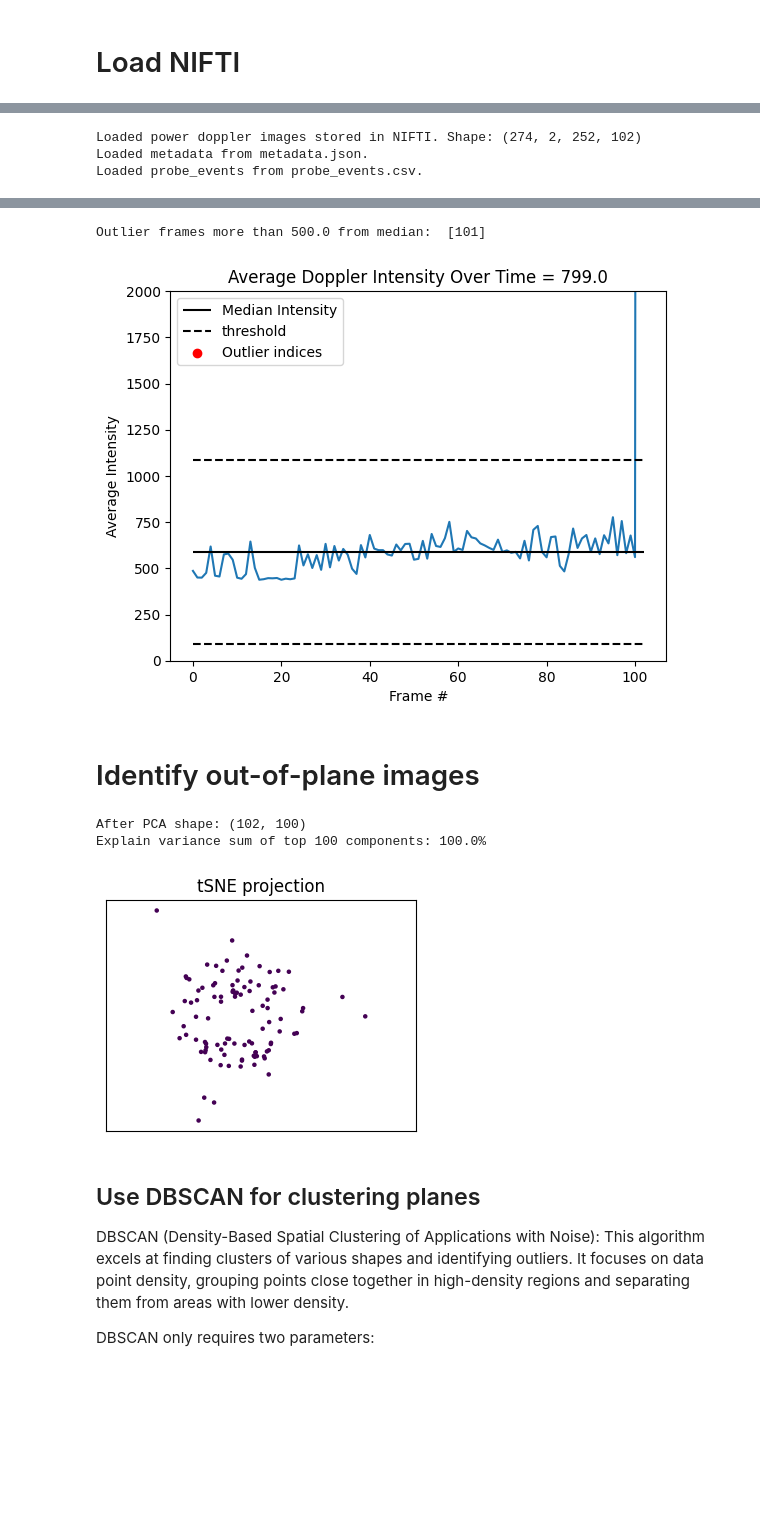
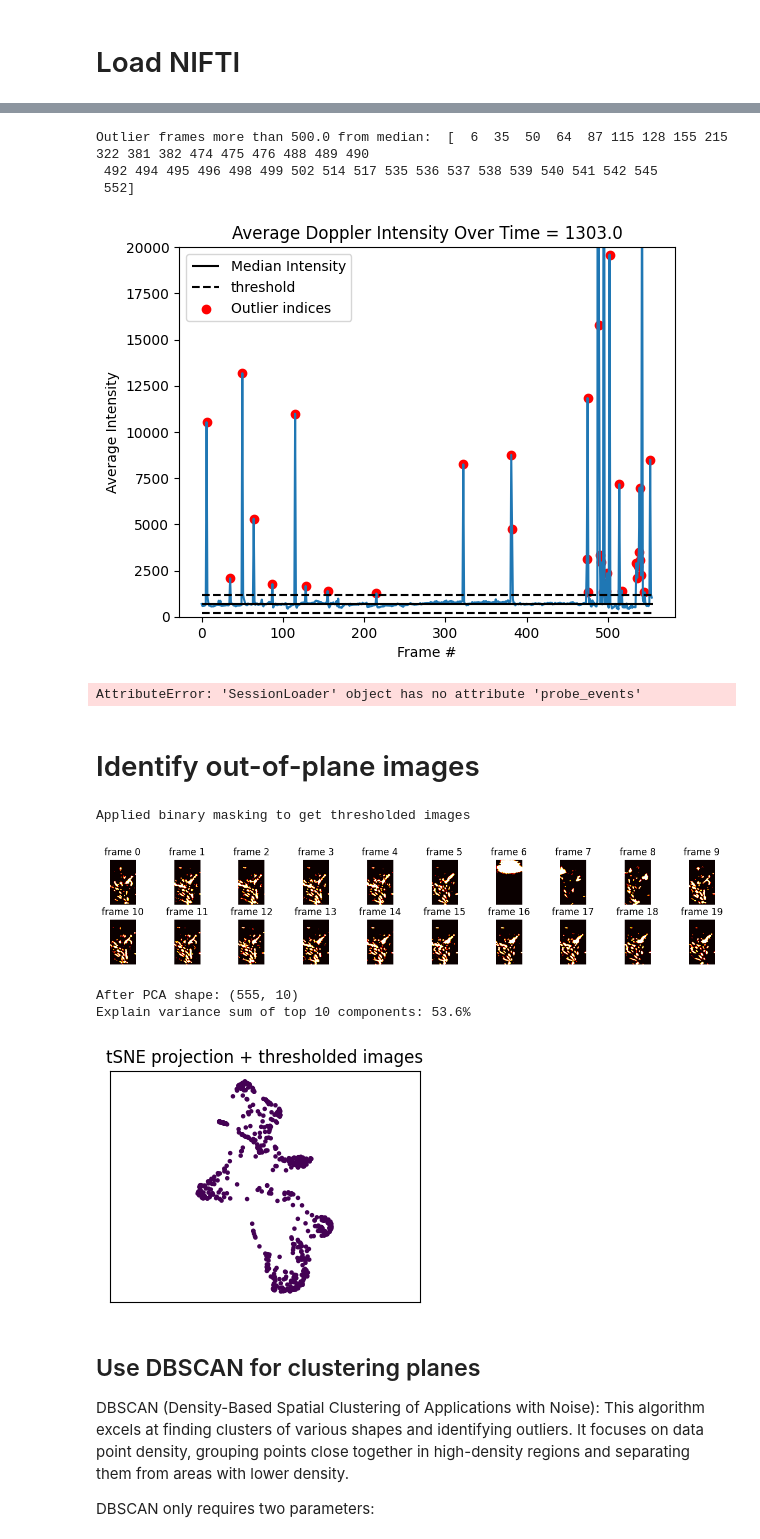
Before and after one commit to ClaireNastaskin/processing_fusi, a Jupyter notebook: Experiments/process_fUSI_motion_correction.ipynb, the cells around one changed output, grey strips where cells are left out. Drawn from its saved outputs; the diff is of its cells as text; code cells hidden in the pictures; blank space fills up the shorter version.

```diff
--- a/Experiments/process_fUSI_motion_correction.ipynb
+++ b/Experiments/process_fUSI_motion_correction.ipynb
@@ -38,11 +38,16 @@ The autoreload extension is already loaded. To reload it, use:
 
 save_output_on_local = True
 base_path = '/Volumes/UCLA_collaboration/'
-session_run = '2024-06-13/UCLA_006/run-09/'
+session_id = '2024-06-13'
+subject_id = 'UCLA_006'
+run_id = '08'
+task_id = 'fUSI' # right now manual
+acqusition_id = 0
 
+session_run = f'{session_id}/{subject_id}/run-{run_id}/'
 # define output path to save data, plots, and videos (default: /fUSI_corrected)
 if save_output_on_local:
-    output_path = Path.home() / "Downloads" / "Data" / session_run  # save to user defined location e.g. (/Downloads folder)
+    output_path = Path.home() / "Downloads" / "Data" / ('sub-'+subject_id) / ('ses-'+session_id)  # save to user defined location e.g. (/Downloads folder)
 else:
     # default to /fUSI_corrected within acqusition sequence in base_path (ses.sequence_data_path)
     output_path = None
@@ -55,4 +60,11 @@ else:
 ses = SessionLoader(base_path + session_run, sequence=None, output_path=output_path)
 if ses.sequence_folders is not None:
     ses.load_acquisition_directories( sequence_index=0 ) # switch between sequences if there are multiple (default: 0)
+
+#################################################################
+#                          Loading NIFTI                        #
+#################################################################
+
+filename = 'original.nii.gz'
+fusi_data = ses.load_nifti(path_name=ses.output_path, filename=filename)
 # %% [output]
@@ -73,11 +80,3 @@ Loaded directories:
-# %%
-# load NIFTI
-filename='original.nii.gz'
-fusi_data = ses.load_nifti(path_name=ses.output_path, filename=filename)
-# %% [output]
-Loaded power doppler images stored in NIFTI. Shape: (274, 2, 252, 102)
-Loaded metadata from metadata.json.
-Loaded probe_events from probe_events.csv.
 # %%
 ################################################
 #           Display Power Doppler movie        #
@@ -89,15 +88,25 @@ Video(output_path /'pd.mp4', embed=True)
 ################################################
 #     Display Doppler intensity time course    #
 ################################################
+
+# find and confirm if there's any outlier frames that should be removed e.g. high brightness or noise
+
 outlier_threshold = 500
-
-doppler_intensity_per_frame, outlier_intensity_frames = \
+y_lim = [0, 20000]
+doppler_intensity_per_frame, outlier_intensity_frames, fig = \
     image_utils.plot_pd_intensity_over_time(fusi_data,
-                                            y_lim=[0, 2000],
+                                            y_lim=y_lim,
                                             outlier_threshold=outlier_threshold)
+fig.savefig(output_path / 'doppler_intensity_over_time.png', dpi=300, bbox_inches='tight')
 # %% [output]
-Outlier frames more than 500.0 from median:  [101]
+Outlier frames more than 500.0 from median:  [  6  35  50  64  87 115 128 155 215 322 381 382 474 475 476 488 489 490
+ 492 494 495 496 498 499 502 514 517 535 536 537 538 539 540 541 542 545
+ 552]
-[figure, old version]
+[figure, new version]
+# %%
+ses.probe_events
+# %% [output]
+AttributeError: 'SessionLoader' object has no attribute 'probe_events'
 # %% [markdown]
 # Identify out-of-plane images
 # %%
@@ -107,52 +116,58 @@ Outlier frames more than 500.0 from median:  [101]
 
 from sklearn.decomposition import PCA
 
-use_thresholded_mask = False
+use_thresholded_mask = True
 dim_red_method = 'tSNE' # PCA or 'UMAP' or 'tSNE'
-pca_n_components = 100
-perplexity = min(200, ses.n_frames - 1)
+pca_n_components = 10
+tsne_perplexity = min(200, ses.n_frames - 1)
 
 # use the thresholded images
 el = 0
 if use_thresholded_mask:
-    disp_image_index = np.arange(82,102)
+    disp_image_index = np.arange(20)
     threshold_imgs, density = image_utils.get_threshold_image(fusi_data[:, el], threshold=0.5)
     print('Applied binary masking to get thresholded images')
     image_utils.show_imgs(threshold_imgs, disp_image_index, fig_height=1.1)
     imgs_flatten = threshold_imgs.reshape(-1, threshold_imgs.shape[-1]).T
 else:
     imgs_flatten = fusi_data.reshape(-1, fusi_data.shape[-1]).T
 
 pca=PCA(n_components=pca_n_components)
 
 # Reduce number of dimension
 lowd = pca.fit_transform(imgs_flatten)
 print(f'After PCA shape: {lowd.shape}')
 explained_variance = pca.explained_variance_ratio_
 print(f'Explain variance sum of top {pca_n_components} components: {sum(explained_variance).round(3)*100}%')
 concat_lowd_intensity = np.concatenate([lowd, doppler_intensity_per_frame.reshape(-1,1)], axis=-1)
 
 if dim_red_method == 'PCA':
     ### Visualize with PCA
     embedding = lowd[:,:2]
 elif dim_red_method == 'UMAP':
     import umap
     ### Visualize with UMAP
     reducer = umap.UMAP(random_state=42, metric='cosine')
     embedding = reducer.fit_transform(lowd)
 elif dim_red_method == 'tSNE':
     from sklearn.manifold import TSNE
     ### Visualize with tSNE
-    tsne = TSNE(n_components=2, verbose=0, perplexity=perplexity, max_iter=300, random_state=42)
+    tsne = TSNE(n_components=2, verbose=0, perplexity=tsne_perplexity, max_iter=300, random_state=42)
     embedding = tsne.fit_transform(lowd)
 
 # Visualize top 2 embedding space
 oop_labels = np.zeros((fusi_data.shape[-1], ), dtype=np.int32)
-image_utils.plot_embedding(embedding, oop_labels, title=dim_red_method + ' projection', legend='off')
+title = dim_red_method + ' projection'
+if use_thresholded_mask:
+    title = title + ' + thresholded images'
+image_utils.plot_embedding(embedding, oop_labels, title=title, legend='off')
+# plt.scatter(embedding[101,0],embedding[101,1], color='red', s=100, label='Out-of-plan')
 # %% [output]
-After PCA shape: (102, 100)
-Explain variance sum of top 100 components: 100.0%
+Applied binary masking to get thresholded images
-[figure, old version]
+[figure, new version]
+After PCA shape: (555, 10)
+Explain variance sum of top 10 components: 53.6%
+[figure, added]
 # %% [markdown]
 ## Use DBSCAN for clustering planes
 DBSCAN (Density-Based Spatial Clustering of Applications with Noise): This algorithm excels at finding clusters of various shapes and identifying outliers. It focuses on data point density, grouping points close together in high-density regions and separating them from areas with lower density.
```
Also changed, not shown: parts of 8 cells of this notebook, 10 other files.
